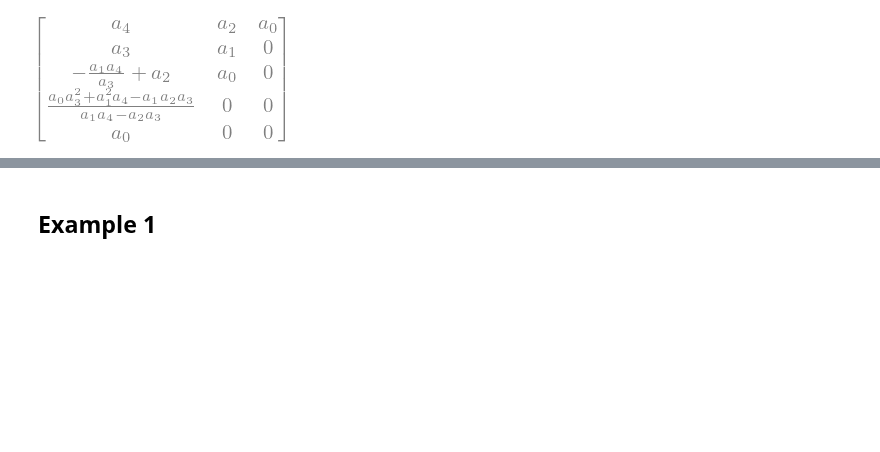
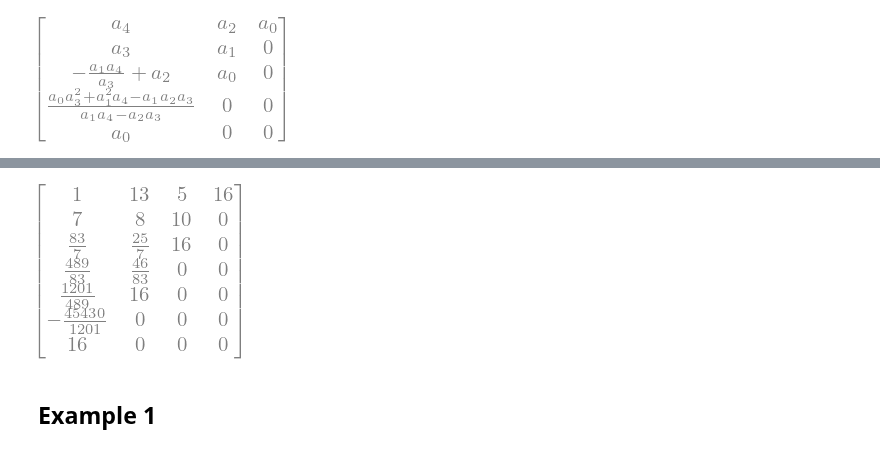
Before and after one commit to JonHowMIT/Signals_and_Systems, a Jupyter notebook: 16_002_Topic14_Routh_array.ipynb, the cells around one changed output, grey strips where cells are left out. Cells and saved outputs as stored; diff of their text form; code cells hidden in the pictures; blank space fills up the shorter version.

```diff
--- a/16_002_Topic14_Routh_array.ipynb
+++ b/16_002_Topic14_Routh_array.ipynb
@@ -40,3 +50,7 @@ routh(p)
+# %%
+routh(p)
+# %% [output]
+[figure, added]
 # %% [markdown]
 ## Example 1
 # %%
```
Also changed, not shown: parts of 25 cells of this notebook.
